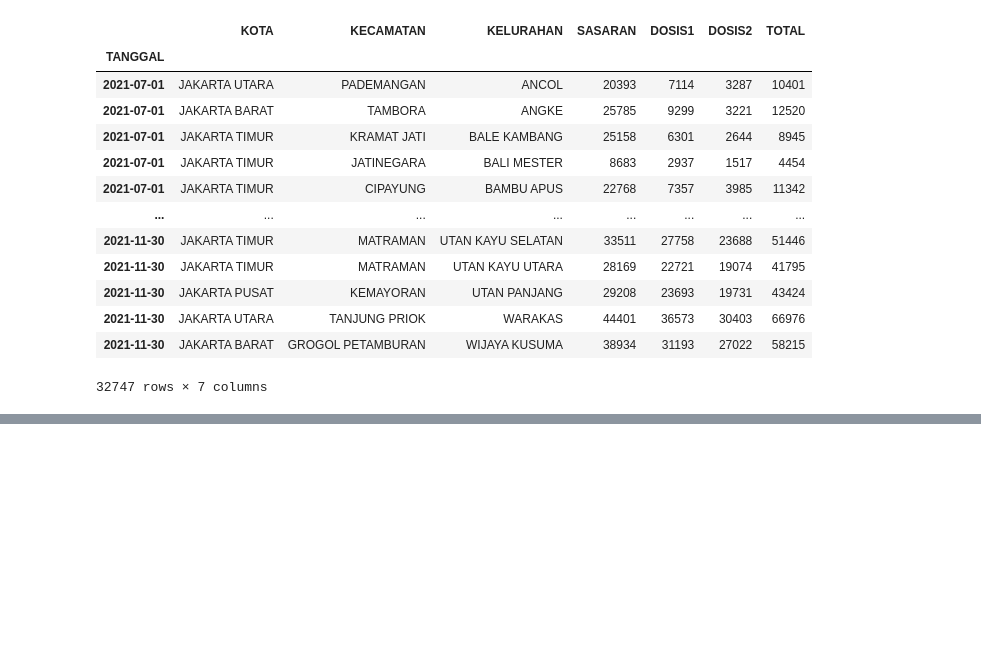
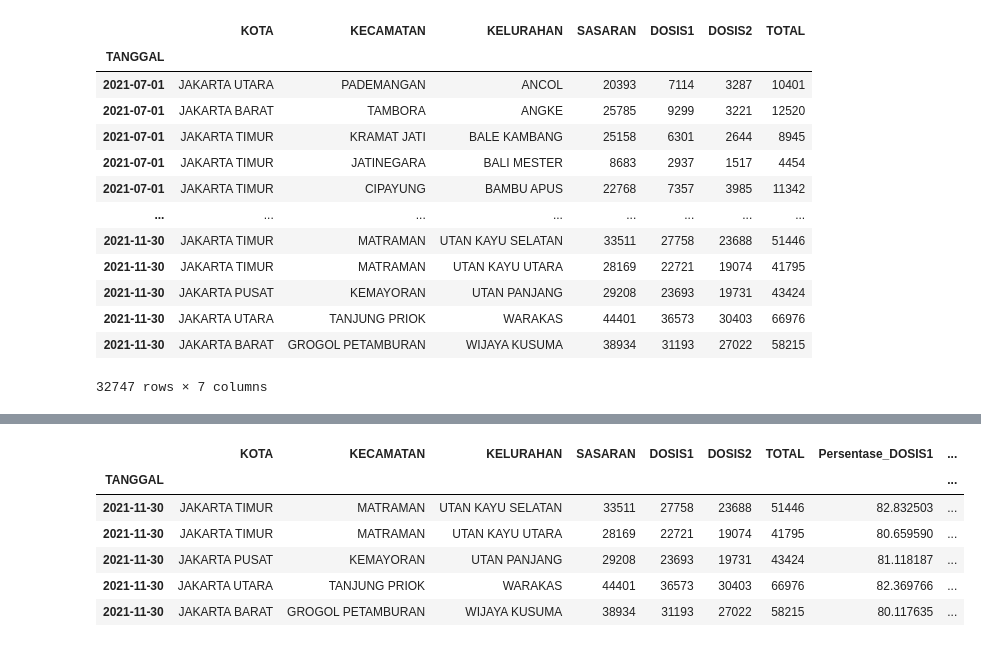
Before and after one commit to FerdyBerlianoP/Internship1, a Jupyter notebook: Untitled.ipynb, the cells around one changed output, grey strips where cells are left out. Drawn from its saved outputs; the diff is of its cells as text; code cells hidden in the pictures; blank space fills up the shorter version.

```diff
--- a/Untitled.ipynb
+++ b/Untitled.ipynb
@@ -1212,0 +1248,10 @@ persen
+# %%
+persen.tail()
+# %% [output]
+|  | KOTA | KECAMATAN | KELURAHAN | SASARAN | DOSIS1 | DOSIS2 | TOTAL | Persentase_DOSIS1 | ... |
+| TANGGAL |  |  |  |  |  |  |  |  | ... |
+| 2021-11-30 | JAKARTA TIMUR | MATRAMAN | UTAN KAYU SELATAN | 33511 | 27758 | 23688 | 51446 | 82.832503 | ... |
+| 2021-11-30 | JAKARTA TIMUR | MATRAMAN | UTAN KAYU UTARA | 28169 | 22721 | 19074 | 41795 | 80.659590 | ... |
+| 2021-11-30 | JAKARTA PUSAT | KEMAYORAN | UTAN PANJANG | 29208 | 23693 | 19731 | 43424 | 81.118187 | ... |
+| 2021-11-30 | JAKARTA UTARA | TANJUNG PRIOK | WARAKAS | 44401 | 36573 | 30403 | 66976 | 82.369766 | ... |
+| 2021-11-30 | JAKARTA BARAT | GROGOL PETAMBURAN | WIJAYA KUSUMA | 38934 | 31193 | 27022 | 58215 | 80.117635 | ... |
```
Also changed, not shown: parts of 10 cells of this notebook.
